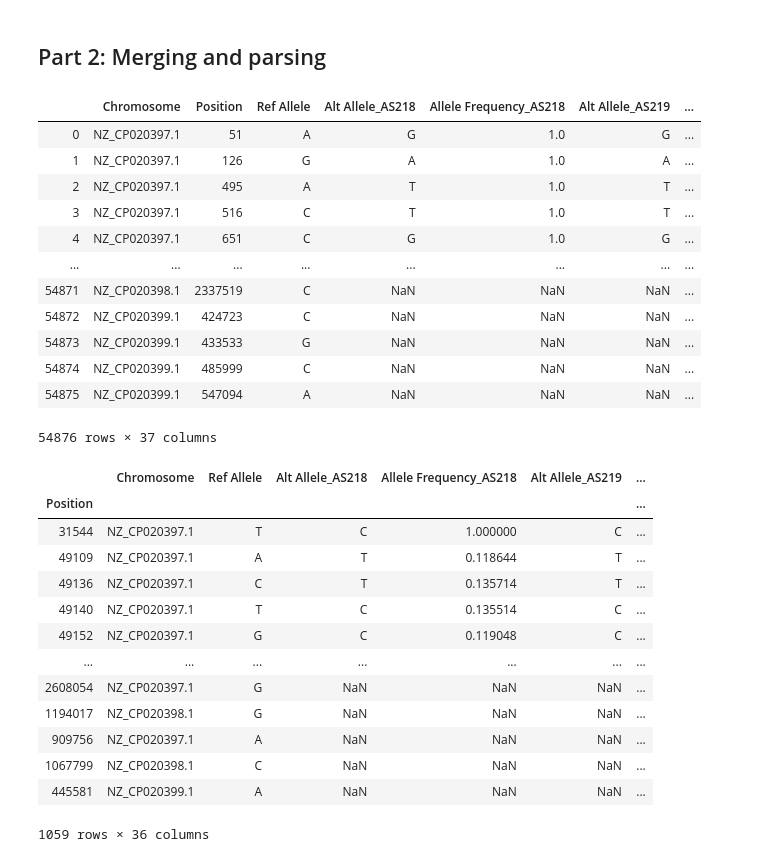
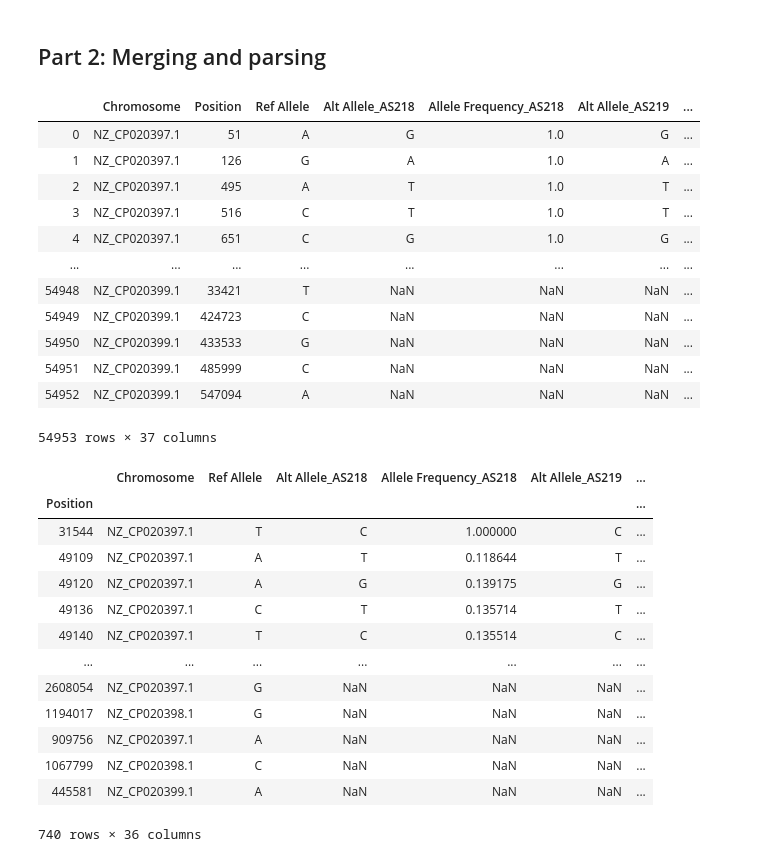
Before and after one commit to skharrison/CF-BM-WGS-data-analysis, a Jupyter notebook: scripts_notebooks/parse_mut_calls.ipynb, the cells around one changed output. Drawn from its saved outputs; the diff is of its cells as text; code cells hidden in the pictures.

```diff
--- a/scripts_notebooks/parse_mut_calls.ipynb
+++ b/scripts_notebooks/parse_mut_calls.ipynb
@@ -8,7 +8,7 @@ import pandas as pd
 
 pathToDir = "/Users/johnnavarro/Documents/GitHub/CF-BM-WGS-data-analysis/table_data/"
 for file in os.listdir(pathToDir):
-    if file.endswith("withreads.txt"):
+    if file.endswith("withreads2.txt"):
         fName = pathToDir + file
         with open(fName) as fin:
             outfile = pathToDir + file.split(".")[0] + "filtered.txt"
@@ -25,7 +25,7 @@ fileNames = []
 sampleNames = []
 dfList = []
 for file in os.listdir(pathToDir):
-    if file.endswith("_withreadsfiltered.txt"):
+    if file.endswith("_withreads2filtered.txt"):
         fileNames.append(file)
 for f in sorted(fileNames):
     sortedFName = pathToDir + f
@@ -76,34 +76,34 @@ display(df2)
 | 3 | NZ_CP020397.1 | 516 | C | T | 1.0 | T | ... |
 | 4 | NZ_CP020397.1 | 651 | C | G | 1.0 | G | ... |
 | ... | ... | ... | ... | ... | ... | ... | ... |
-| 54871 | NZ_CP020398.1 | 2337519 | C | NaN | NaN | NaN | ... |
-| 54872 | NZ_CP020399.1 | 424723 | C | NaN | NaN | NaN | ... |
-| 54873 | NZ_CP020399.1 | 433533 | G | NaN | NaN | NaN | ... |
-| 54874 | NZ_CP020399.1 | 485999 | C | NaN | NaN | NaN | ... |
-| 54875 | NZ_CP020399.1 | 547094 | A | NaN | NaN | NaN | ... |
+| 54948 | NZ_CP020399.1 | 33421 | T | NaN | NaN | NaN | ... |
+| 54949 | NZ_CP020399.1 | 424723 | C | NaN | NaN | NaN | ... |
+| 54950 | NZ_CP020399.1 | 433533 | G | NaN | NaN | NaN | ... |
+| 54951 | NZ_CP020399.1 | 485999 | C | NaN | NaN | NaN | ... |
+| 54952 | NZ_CP020399.1 | 547094 | A | NaN | NaN | NaN | ... |
-54876 rows × 37 columns
+54953 rows × 37 columns
 # %%
 #keep positions that fluctuate in frequency in different strains
 df3 = df2[df2.loc[:,df2.columns.str.startswith("Allele Frequency")].min(axis=1) < 0.50]
 df4 = df3[df3.loc[:,df3.columns.str.startswith("Allele Frequency")].max(axis=1) > 0.50]
 #sort them by position
 dfFinal = df4.set_index("Position")
 #output to txt file
-mergedOutFile = pathToDir + "as_merged.txt"
+mergedOutFile = pathToDir + "as_merged2.txt"
 dfFinal.to_csv(mergedOutFile,sep="\t")
 display(dfFinal)
 # %% [output]
 |  | Chromosome | Ref Allele | Alt Allele_AS218 | Allele Frequency_AS218 | Alt Allele_AS219 | ... |
 | Position |  |  |  |  |  | ... |
 | 31544 | NZ_CP020397.1 | T | C | 1.000000 | C | ... |
 | 49109 | NZ_CP020397.1 | A | T | 0.118644 | T | ... |
+| 49120 | NZ_CP020397.1 | A | G | 0.139175 | G | ... |
 | 49136 | NZ_CP020397.1 | C | T | 0.135714 | T | ... |
 | 49140 | NZ_CP020397.1 | T | C | 0.135514 | C | ... |
-| 49152 | NZ_CP020397.1 | G | C | 0.119048 | C | ... |
 | ... | ... | ... | ... | ... | ... | ... |
 | 2608054 | NZ_CP020397.1 | G | NaN | NaN | NaN | ... |
 | 1194017 | NZ_CP020398.1 | G | NaN | NaN | NaN | ... |
 | 909756 | NZ_CP020397.1 | A | NaN | NaN | NaN | ... |
 | 1067799 | NZ_CP020398.1 | C | NaN | NaN | NaN | ... |
 | 445581 | NZ_CP020399.1 | A | NaN | NaN | NaN | ... |
-1059 rows × 36 columns
+740 rows × 36 columns
```
Also changed, not shown: 1 other file.
